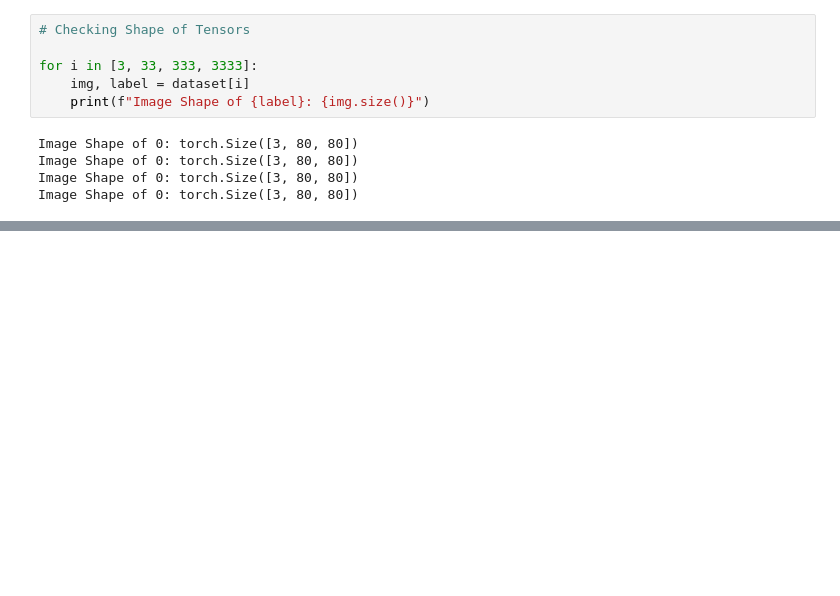
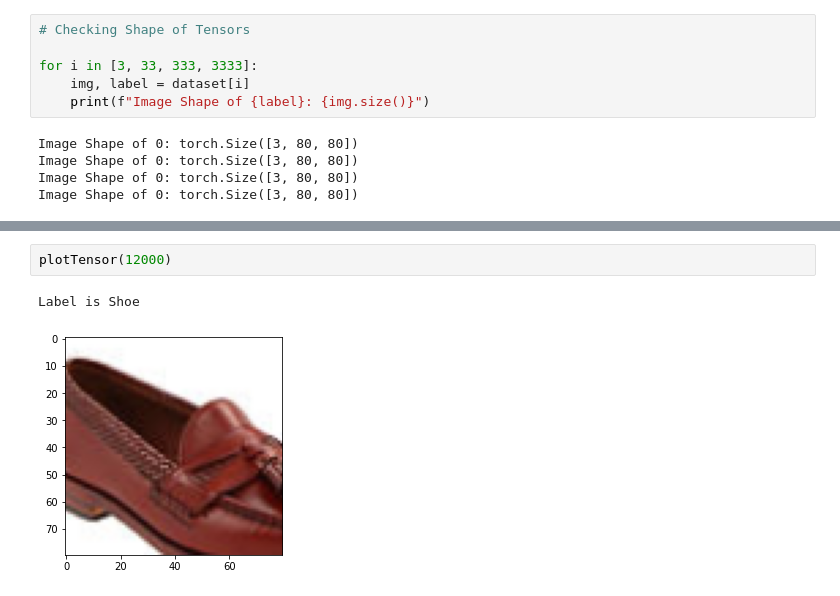
Before and after one commit to PremKumar-V/ML_Projects, a Jupyter notebook: shoe-sandal-boot-classification.ipynb, the cells around one changed output, grey strips where cells are left out. Drawn from its saved outputs; the diff is of its cells as text; blank space fills up the shorter version.

```diff
--- a/shoe-sandal-boot-classification.ipynb
+++ b/shoe-sandal-boot-classification.ipynb
@@ -159,0 +162,5 @@ plotTensor(6)
+# %%
+plotTensor(12000)
+# %% [output]
+Label is Shoe
+[figure, added]
```
Also changed, not shown: parts of 18 cells of this notebook.
